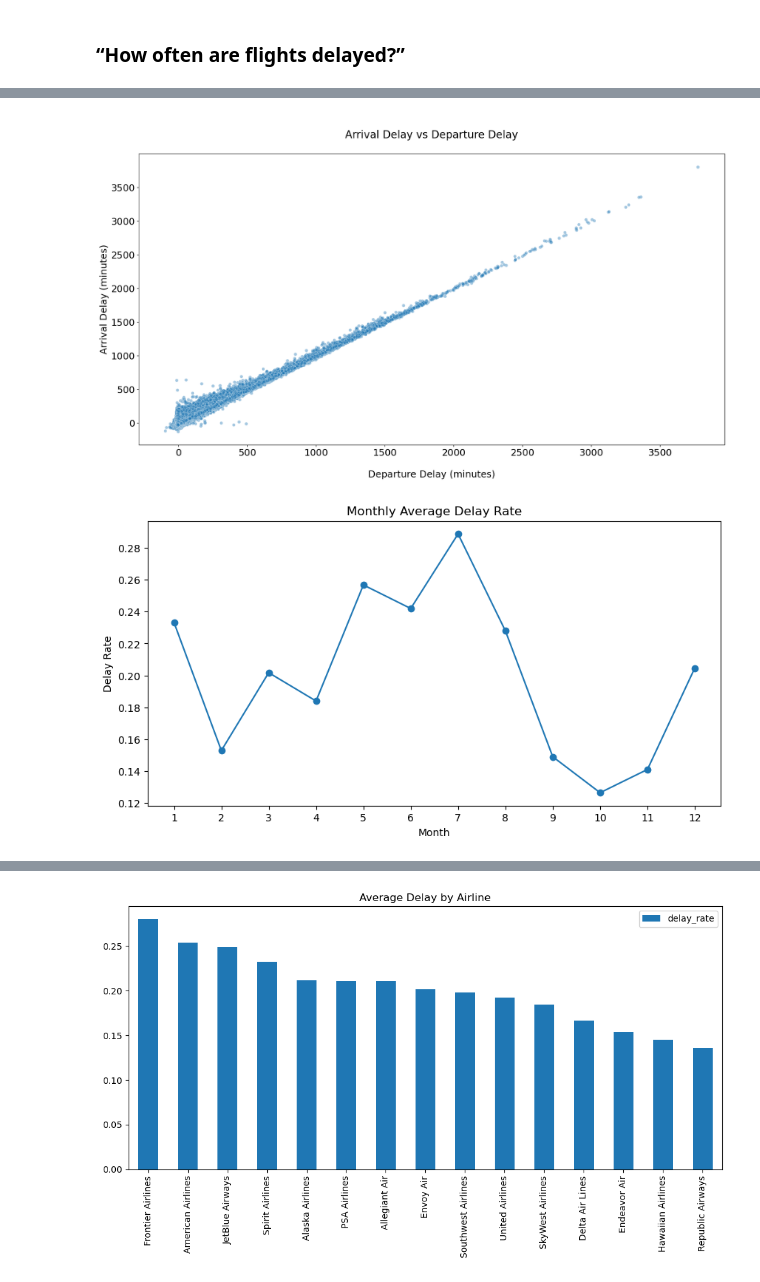
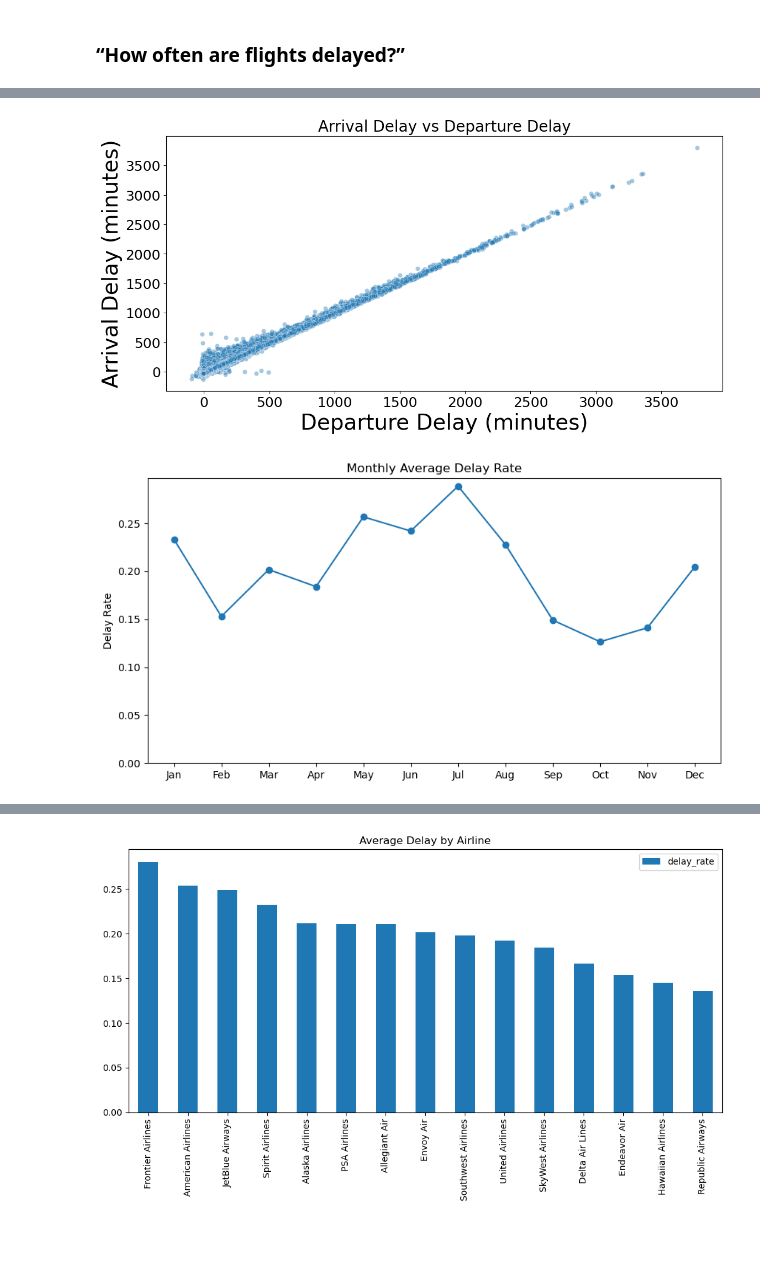
Before and after one commit to divyavegi/Capstone-Flight-Delay-and-Cancellation-, a Jupyter notebook: notebook/Flights.ipynb, the cells around one changed output, grey strips where cells are left out. Cells and saved outputs as stored; diff of their text form; code cells hidden in the pictures; blank space fills up the shorter version.

```diff
--- a/notebook/Flights.ipynb
+++ b/notebook/Flights.ipynb
@@ -271,29 +316,41 @@ See the caveats in the documentation: https://pandas.pydata.org/pandas-docs/stab
 # %%
-# Scatter plot between arrival and departure delay
-plt.figure(figsize=(20, 10))
-sns.scatterplot(x="DEP_DELAY",y="ARR_DELAY",data=df_op,alpha=0.4)
-plt.xlabel("\nDeparture Delay (minutes)", fontsize=18)
-plt.ylabel("Arrival Delay (minutes)", fontsize=18)
-plt.title("\nArrival Delay vs Departure Delay\n", fontsize=20)
-plt.tick_params(labelsize=18)
-plt.savefig('../charts/Departure_vs_Arrival.png', dpi=300,bbox_inches="tight")
+plt.figure(figsize=(13, 6))
+
+ax = sns.scatterplot(
+    x="DEP_DELAY",
+    y="ARR_DELAY",
+    data=df_op,
+    alpha=0.4
+)
+
+ax.set_xlabel("Departure Delay (minutes)", fontsize=28)
+ax.set_ylabel("Arrival Delay (minutes)", fontsize=28)
+ax.set_title("Arrival Delay vs Departure Delay", fontsize=20)
+
+ax.tick_params(axis="both", labelsize=18)
+
+plt.savefig("../charts/Departure_vs_Arrival.png", dpi=500, bbox_inches="tight")
 plt.show()
 # %% [output]
-[figure, old version]
+[figure, new version]
 # %%
 #Monthly avg delay rate
 monthly_delay_rate = (df_op.groupby(['YEAR','MONTH'])['delayed'].mean().reset_index(name='delayed_rate'))
 # %%
+import calendar
+
 plt.figure(figsize=(10,5))
 plt.plot(monthly_delay_rate['MONTH'],monthly_delay_rate['delayed_rate'],marker='o')
-plt.xlabel('Month')
+plt.xlabel('')
 plt.ylabel('Delay Rate')
 plt.title('Monthly Average Delay Rate')
-plt.xticks(range(1, 13))
-plt.savefig('../charts/Monthly_delay_rate.png', dpi=300,bbox_inches="tight")
+plt.xticks(range(1, 13),
+    [calendar.month_abbr[i] for i in range(1, 13)])  # Jan etc
+plt.ylim(bottom=0)
+plt.savefig('../charts/Monthly_delay_rates.png', dpi=500, bbox_inches="tight")
 plt.show()
 # %% [output]
-[figure, old version]
+[figure, new version]
 # %%
 # Monthly total operated flights vs delayed flights
 
```
Also changed, not shown: parts of 49 cells of this notebook, 24 other files.
